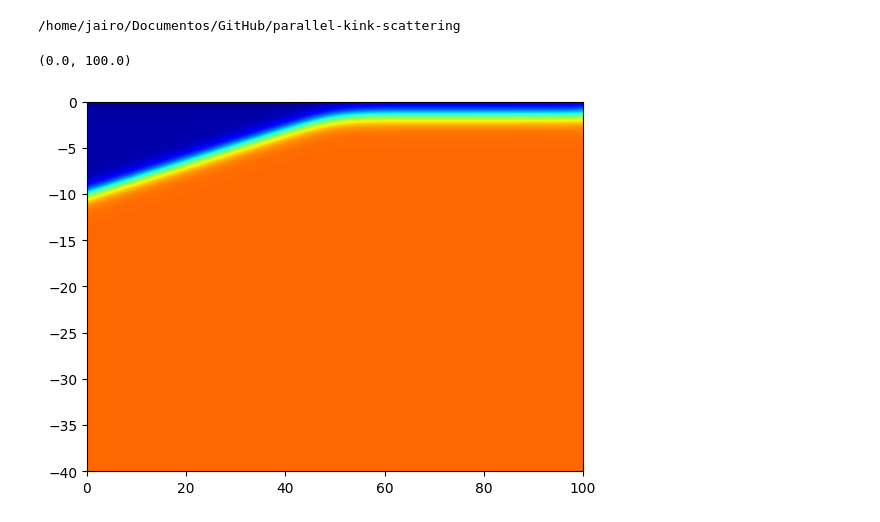
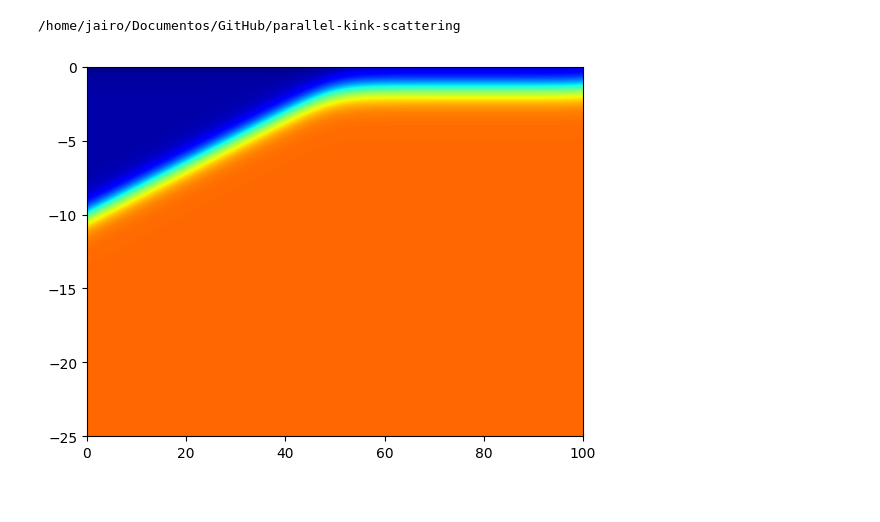
Before and after one commit to JairoSSantos/parallel-kink-scattering, a Jupyter notebook: notebooks/experiments.ipynb, the cells around one changed output. Saved outputs shown, nothing was run; the diff lists cells and outputs as text; code cells hidden in the pictures.

Commit message:
boundary scattering

```diff
--- a/notebooks/experiments.ipynb
+++ b/notebooks/experiments.ipynb
@@ -16,25 +16,24 @@ DX = L/(N - 1)
 DT = 0.7*DX
 LAMB = 2
 X0 = 10 #15*delta(lamb)/2 #L/3
-
-H = 0.2
-COLLIDER = KinkCollider(0, -L, N, (-X0, X0), DT, DX, order=4, H=H)
 # %%
-v = 0.1714956
-field = kink_boundary(-X0, v, LAMB, H=H)
-phi = lambda x: field(x, 0)
-phi_dt = lambda x: field.diff(1)(x, 0)
-y0 = np.stack((
-    phi(COLLIDER.x),
-    phi_dt(COLLIDER.x)
-))
-
-t_final = L/v
-t, Y = rk4_solve(COLLIDER.get_system(lamb=LAMB), y0, DT, t_final)
-y = Y[:, 0]
+def plot_boundary_scatter(v, H):
+    COLLIDER = KinkCollider(0, -L, N, (-X0, X0), DT, DX, order=4, H=H)
+    field = kink_boundary(-X0, v, LAMB, H=H)
+    phi = lambda x: field(x, 0)
+    phi_dt = lambda x: field.diff(1)(x, 0)
+    y0 = np.stack((
+        phi(COLLIDER.x),
+        phi_dt(COLLIDER.x)
+    ))
+    t_final = L/v
+    t, Y = rk4_solve(COLLIDER.get_system(lamb=LAMB), y0, DT, t_final)
+    y = Y[:, 0]
+    plt.imshow(y.T, cmap='jet', aspect='auto', extent=(t.min(), t.max(), COLLIDER.x.min(), COLLIDER.x.max()))
+    plt.xlim(0, 100)
+    plt.ylim(-25, 0)
+    plt.show()
-# %%
-plt.imshow(y.T, cmap='jet', aspect='auto', extent=(t.min(), t.max(), COLLIDER.x.min(), COLLIDER.x.max()))
-plt.xlim(0, 100)
-# %% [output]
-(0.0, 100.0)
-[figure, removed]
+# %%
+plot_boundary_scatter(v=0.1714956, H=-0.2)
+# %% [output]
+[figure, added]
```
Also changed, not shown: parts of 5 cells of this notebook, 1 other file.
